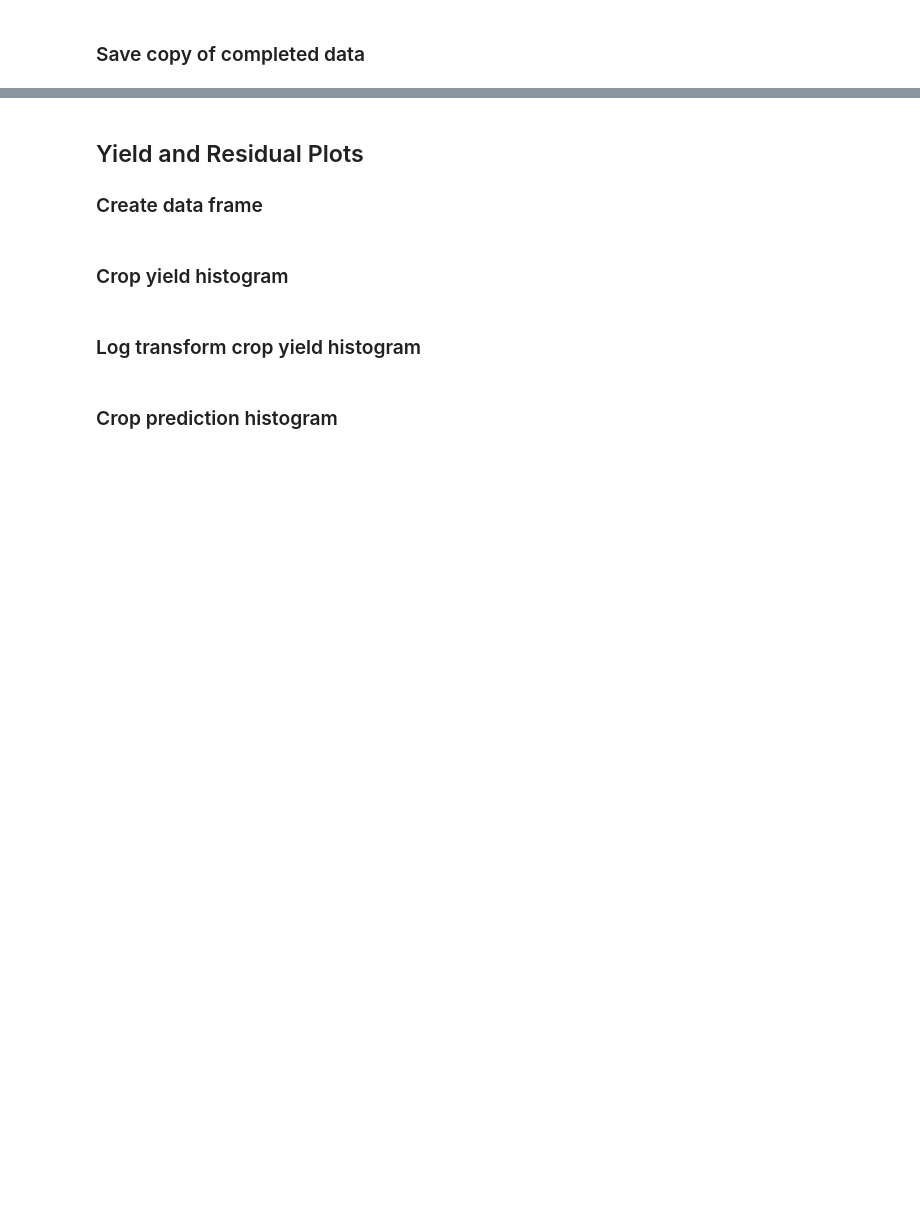
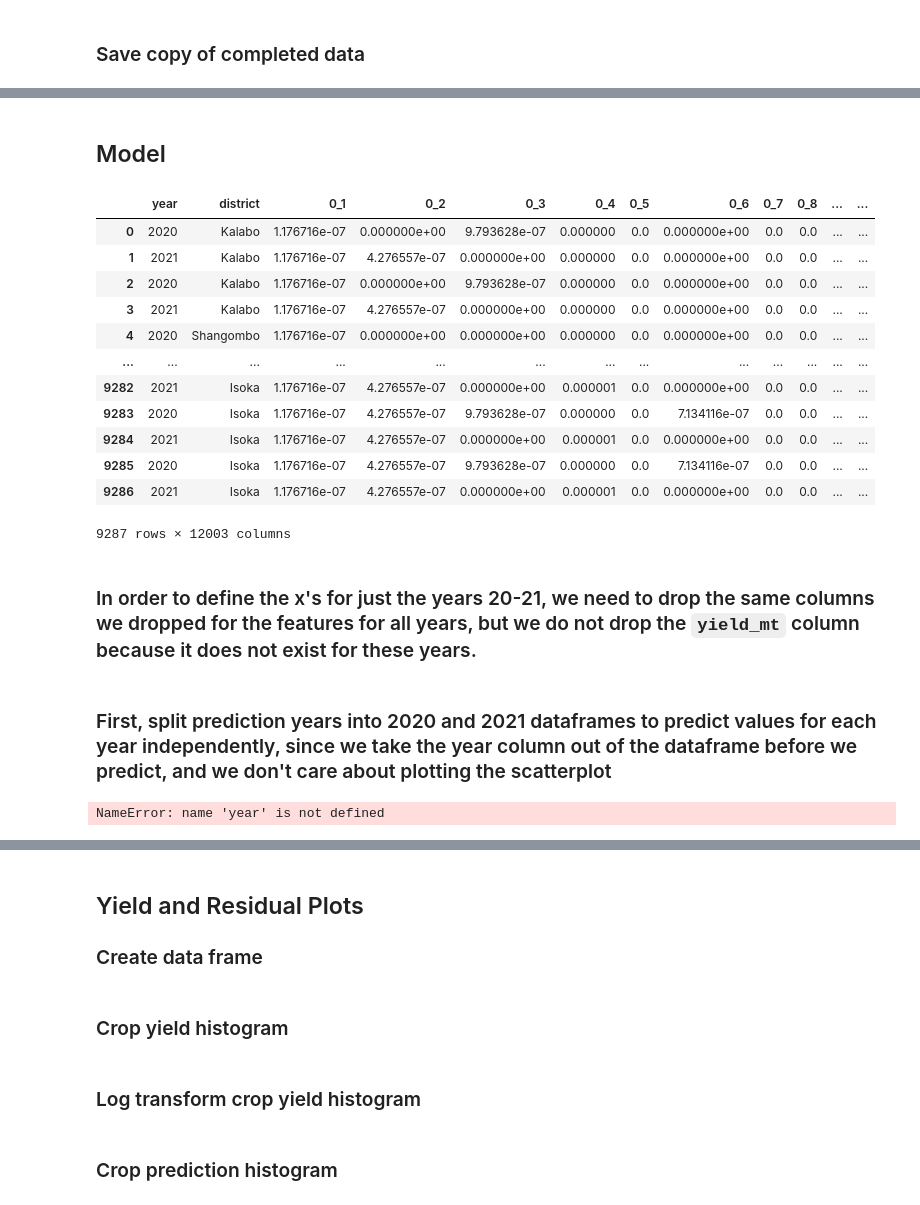
Before and after one commit to mosaiks-capstone/Modeling, a Jupyter notebook: crop_modeling_wide_predict20-21.ipynb, the cells around one changed output, grey strips where cells are left out. Cells and saved outputs as stored; diff of their text form; code cells hidden in the pictures; blank space fills up the shorter version.

Commit message:
working on 20-21 predictions

```diff
--- a/crop_modeling_wide_predict20-21.ipynb
+++ b/crop_modeling_wide_predict20-21.ipynb
@@ -76,8 +76,8 @@ Imputing "manually" by descending group levels imputes NA values in multiple "ca
 
 Imputing using `scikit learn`'s simple imputer executes standard imputation, the details of which can be found in the `scikitlearn` documentation [here.](https://scikit-learn.org/stable/modules/generated/sklearn.impute.SimpleImputer.html)
 # %%
-impute_manual = True
-# impute_manual = False
+#impute_manual = True
+impute_manual = False
 # %% [markdown]
 Choose a weighted average (`True`) or a simple mean (`False`) to use when collapsing features to administrative boundary level.
 # %%
@@ -733 +898,3 @@ else:
 # features_summary
+# %% [markdown]
+## Model
@@ -733,0 +907,20 @@ else:
+# %%
+features_20_21
+# %% [output]
+|  | year | district | 0_1 | 0_2 | 0_3 | 0_4 | 0_5 | 0_6 | 0_7 | 0_8 | ... | ... |
+| 0 | 2020 | Kalabo | 1.176716e-07 | 0.000000e+00 | 9.793628e-07 | 0.000000 | 0.0 | 0.000000e+00 | 0.0 | 0.0 | ... | ... |
+| 1 | 2021 | Kalabo | 1.176716e-07 | 4.276557e-07 | 0.000000e+00 | 0.000000 | 0.0 | 0.000000e+00 | 0.0 | 0.0 | ... | ... |
+| 2 | 2020 | Kalabo | 1.176716e-07 | 0.000000e+00 | 9.793628e-07 | 0.000000 | 0.0 | 0.000000e+00 | 0.0 | 0.0 | ... | ... |
+| 3 | 2021 | Kalabo | 1.176716e-07 | 4.276557e-07 | 0.000000e+00 | 0.000000 | 0.0 | 0.000000e+00 | 0.0 | 0.0 | ... | ... |
+| 4 | 2020 | Shangombo | 1.176716e-07 | 0.000000e+00 | 0.000000e+00 | 0.000000 | 0.0 | 0.000000e+00 | 0.0 | 0.0 | ... | ... |
+| ... | ... | ... | ... | ... | ... | ... | ... | ... | ... | ... | ... | ... |
+| 9282 | 2021 | Isoka | 1.176716e-07 | 4.276557e-07 | 0.000000e+00 | 0.000001 | 0.0 | 0.000000e+00 | 0.0 | 0.0 | ... | ... |
+| 9283 | 2020 | Isoka | 1.176716e-07 | 4.276557e-07 | 9.793628e-07 | 0.000000 | 0.0 | 7.134116e-07 | 0.0 | 0.0 | ... | ... |
+| 9284 | 2021 | Isoka | 1.176716e-07 | 4.276557e-07 | 0.000000e+00 | 0.000001 | 0.0 | 0.000000e+00 | 0.0 | 0.0 | ... | ... |
+| 9285 | 2020 | Isoka | 1.176716e-07 | 4.276557e-07 | 9.793628e-07 | 0.000000 | 0.0 | 7.134116e-07 | 0.0 | 0.0 | ... | ... |
+| 9286 | 2021 | Isoka | 1.176716e-07 | 4.276557e-07 | 0.000000e+00 | 0.000001 | 0.0 | 0.000000e+00 | 0.0 | 0.0 | ... | ... |
+9287 rows × 12003 columns
+# %% [markdown]
+### In order to define the x's for just the years 20-21, we need to drop the same columns we dropped for the features for all years, but we do not drop the `yield_mt` column because it does not exist for these years.
+# %% [markdown]
+### First, split prediction years into 2020 and 2021 dataframes to predict values for each year independently, since we take the year column out of the dataframe before we predict, and we don't care about plotting the scatterplot
@@ -733,0 +931,4 @@ else:
+# %%
+features_21[year]
+# %% [output]
+NameError: name 'year' is not defined
```
Also changed, not shown: parts of 37 cells of this notebook.
